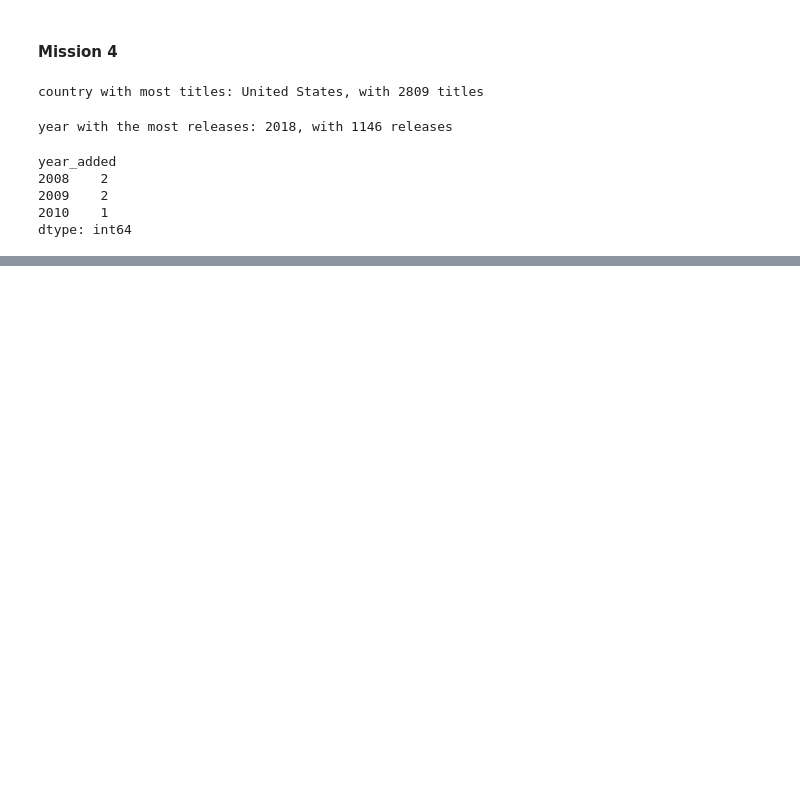
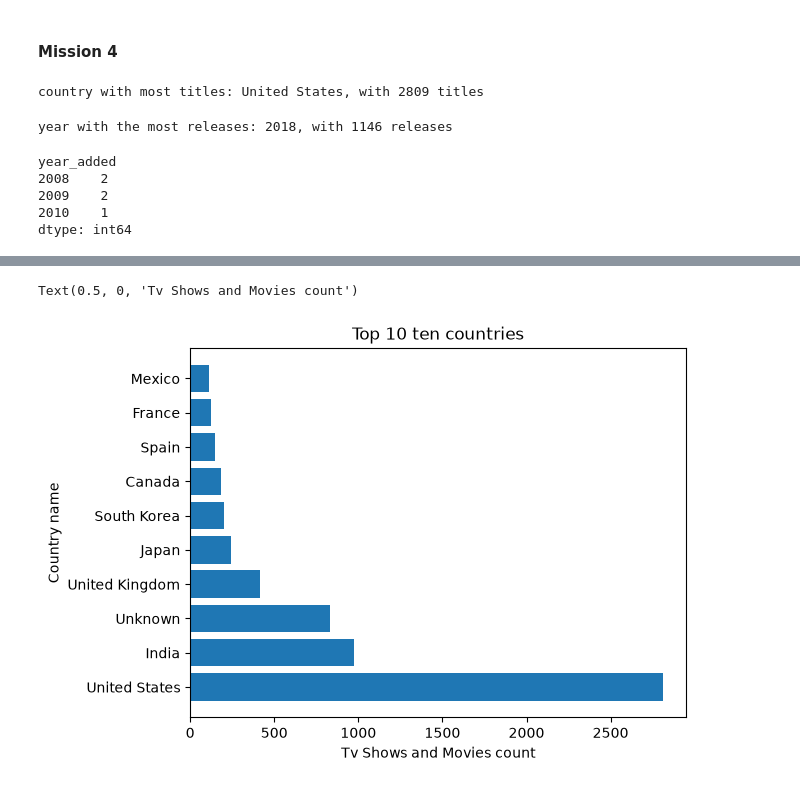
Before and after one commit to Mustafa-Awd/netflix-data-analysis, a Jupyter notebook: src/analysis.ipynb, the cells around one changed output, grey strips where cells are left out. Cells and saved outputs as stored; diff of their text form; code cells hidden in the pictures; blank space fills up the shorter version.

```diff
--- a/src/analysis.ipynb
+++ b/src/analysis.ipynb
@@ -172,0 +186,10 @@ plt.grid()
+# %%
+top_10_countries = countryWithMostTitles.head(10)
+
+plt.barh(countryWithMostTitles.index, countryWithMostTitles.iloc)
+plt.title("Top 10 ten countries")
+plt.ylabel("Country name")
+plt.xlabel("Tv Shows and Movies count")
+# %% [output]
+Text(0.5, 0, 'Tv Shows and Movies count')
+[figure, added]
```
Also changed, not shown: parts of 4 cells of this notebook.
